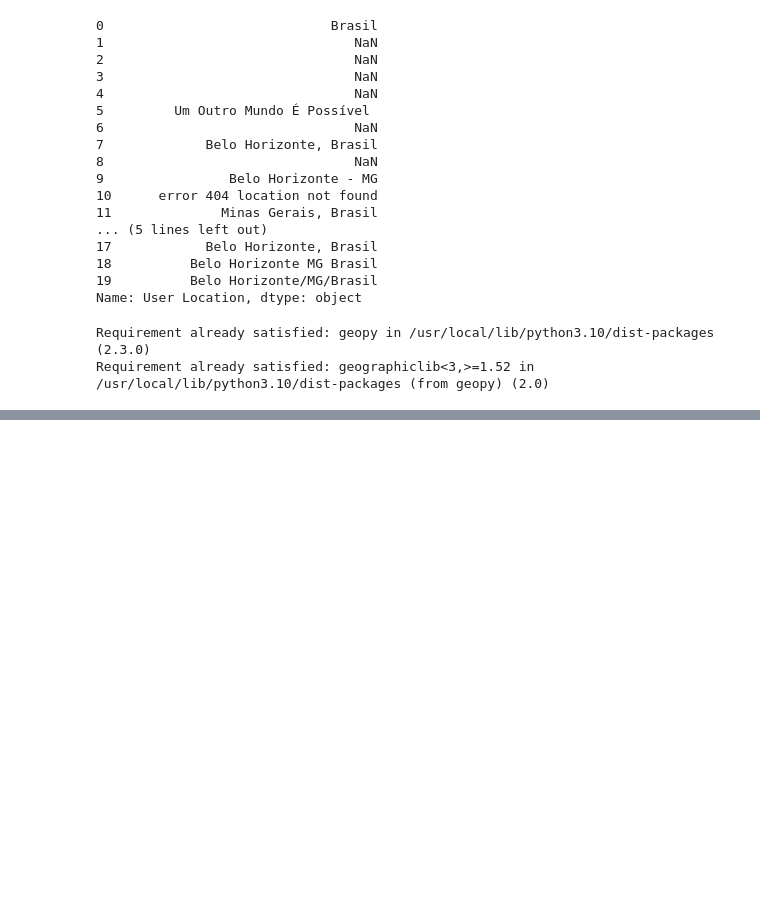
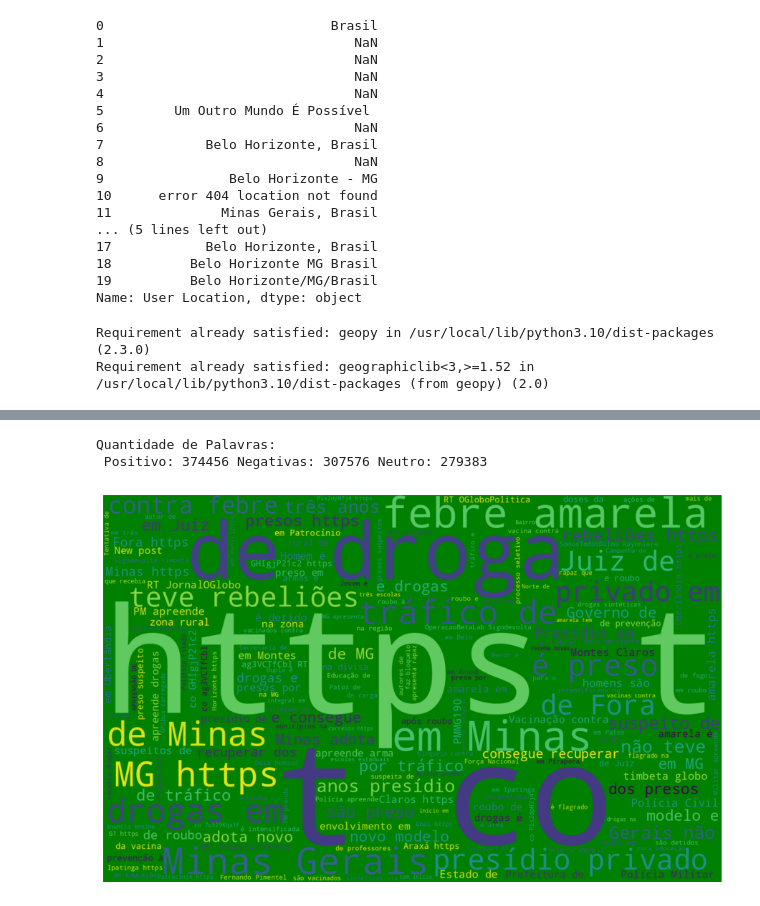
Before and after one commit to ThiagoPedrazi/MVPPuc_Sprint2, a Jupyter notebook: MVP_Sprint2B_ThiagoPedrazi.ipynb, the cells around one changed output, grey strips where cells are left out. Drawn from its saved outputs; the diff is of its cells as text; code cells hidden in the pictures; blank space fills up the shorter version.

```diff
--- a/MVP_Sprint2B_ThiagoPedrazi.ipynb
+++ b/MVP_Sprint2B_ThiagoPedrazi.ipynb
@@ -345,0 +387,7 @@ GeocoderUnavailable: ignored
+# %%
+# Calcular quantidade
+Quantidade = Base_Dados['User Location'].value_counts().reset_index()
+
+Quantidade.columns = ['Local', 'Quantidade']
+
+Quantidade.head()
@@ -345,0 +622,62 @@ GeocoderUnavailable: ignored
+# %%
+# Ajuste dos textos
+
+Palavras_Positivas = ''
+Palavras_Negativas = ''
+Palavras_Neutras = ''
+
+# Loop
+for Sentimento in Base_Dados['Classificacao'].unique():
+
+  # Analise Positivo
+  if Sentimento =='Positivo':
+    Filtro = Base_Dados.loc[ Base_Dados['Classificacao'] == Sentimento ]
+
+    # Loop para concatenar
+    for Palavra in Filtro['Text']:
+      for Quebra in Palavra.split():
+        Palavras_Positivas = Palavras_Positivas + ' ' + Quebra
+
+
+  # Analise Negativo
+  elif Sentimento =='Negativo':
+    Filtro = Base_Dados.loc[ Base_Dados['Classificacao'] == Sentimento ]
+
+    # Loop para concatenar
+    for Palavra in Filtro['Text']:
+      for Quebra in Palavra.split():
+        Palavras_Negativas = Palavras_Negativas + ' ' + Quebra
+
+  # Analise Neutro
+  else:
+    Filtro = Base_Dados.loc[ Base_Dados['Classificacao'] == Sentimento ]
+
+    # Loop para concatenar
+    for Palavra in Filtro['Text']:
+      for Quebra in Palavra.split():
+        Palavras_Neutras = Palavras_Neutras + ' ' + Quebra
+
+
+print(
+    'Quantidade de Palavras: \n',
+    f'Positivo: { len(Palavras_Positivas) }',
+    f'Negativas: { len(Palavras_Negativas) }',
+    f'Neutro: { len(Palavras_Neutras) }',
+)
+# %% [output]
+Quantidade de Palavras:
+ Positivo: 374456 Negativas: 307576 Neutro: 279383
+# %%
+# Analise sentimento - wordcloud Positivas
+
+# Instanciando a Nuvem de Palavras
+Nuvem_Palavras = WordCloud( width=1600, height=1000, background_color='green' ).generate( Palavras_Positivas )
+
+# Tamanho
+Figura, Eixo = plt.subplots( figsize=(15, 7) )
+# Plot
+Eixo.imshow( Nuvem_Palavras, interpolation='bilinear' )
+# Desativa os grids
+Eixo.set_axis_off()
+# %% [output]
+[figure, added]
```
Also changed, not shown: parts of 98 cells of this notebook.
